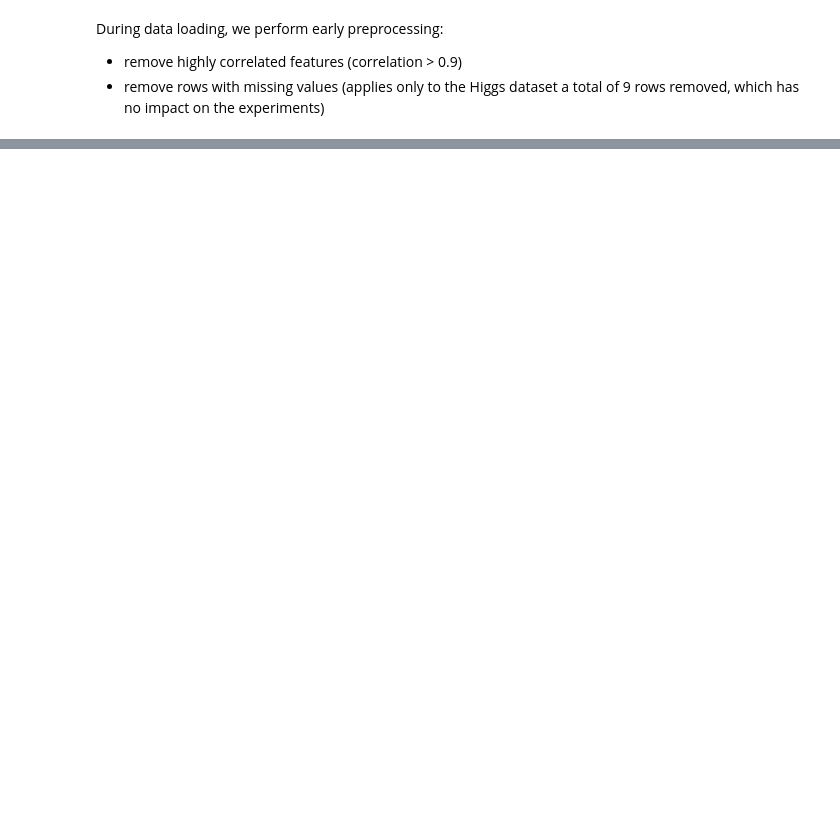
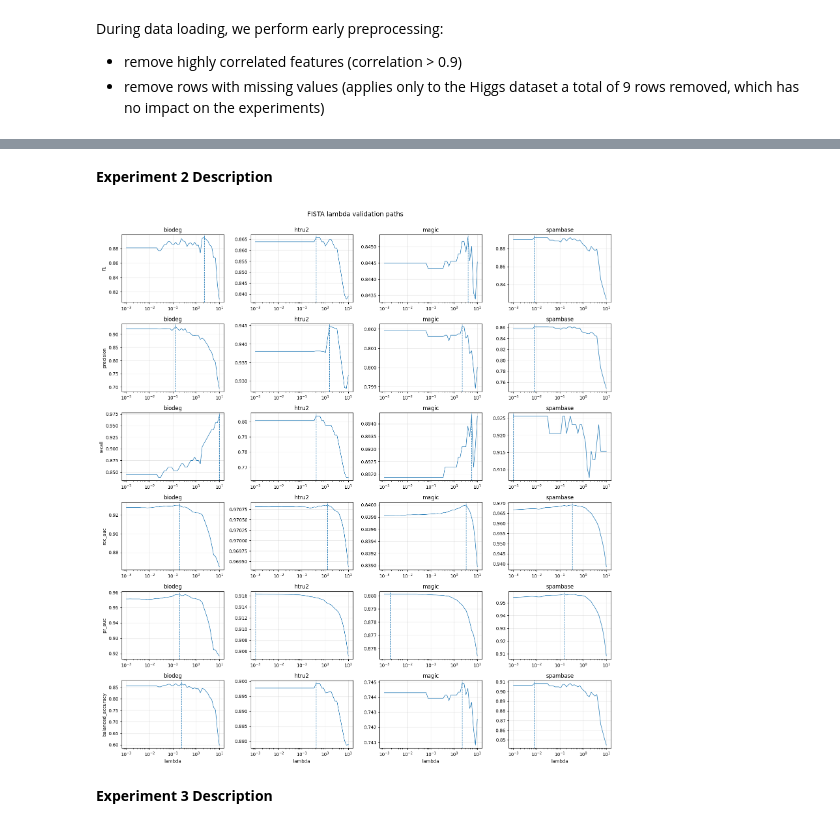
Before and after one commit to kwiatkowskaa/logistic-regression-missing-labels, a Jupyter notebook: notebooks/fista_logreg_unlabeled.ipynb, the cells around one changed output, grey strips where cells are left out. Cells and saved outputs as stored; diff of their text form; code cells hidden in the pictures; blank space fills up the shorter version.

```diff
--- a/notebooks/fista_logreg_unlabeled.ipynb
+++ b/notebooks/fista_logreg_unlabeled.ipynb
@@ -245,0 +216,2 @@ compare_fista_sklearn(processed_datasets, max_iters=np.linspace(100, 1000, 10).a
+# %% [markdown]
+**Experiment 2 Description**
@@ -245,0 +309,11 @@ compare_fista_sklearn(processed_datasets, max_iters=np.linspace(100, 1000, 10).a
+# %%
+df = compare_fista_validation(
+    processed_datasets,
+    measures=("f1", "precision", "recall", "roc_auc", "pr_auc", "balanced_accuracy"),
+    lambda_values=np.logspace(-3, 1, 50),
+    max_iter=500
+)
+# %% [output]
+[figure, added]
+# %% [markdown]
+**Experiment 3 Description**
```
Also changed, not shown: parts of 10 cells of this notebook, 2 other files.
